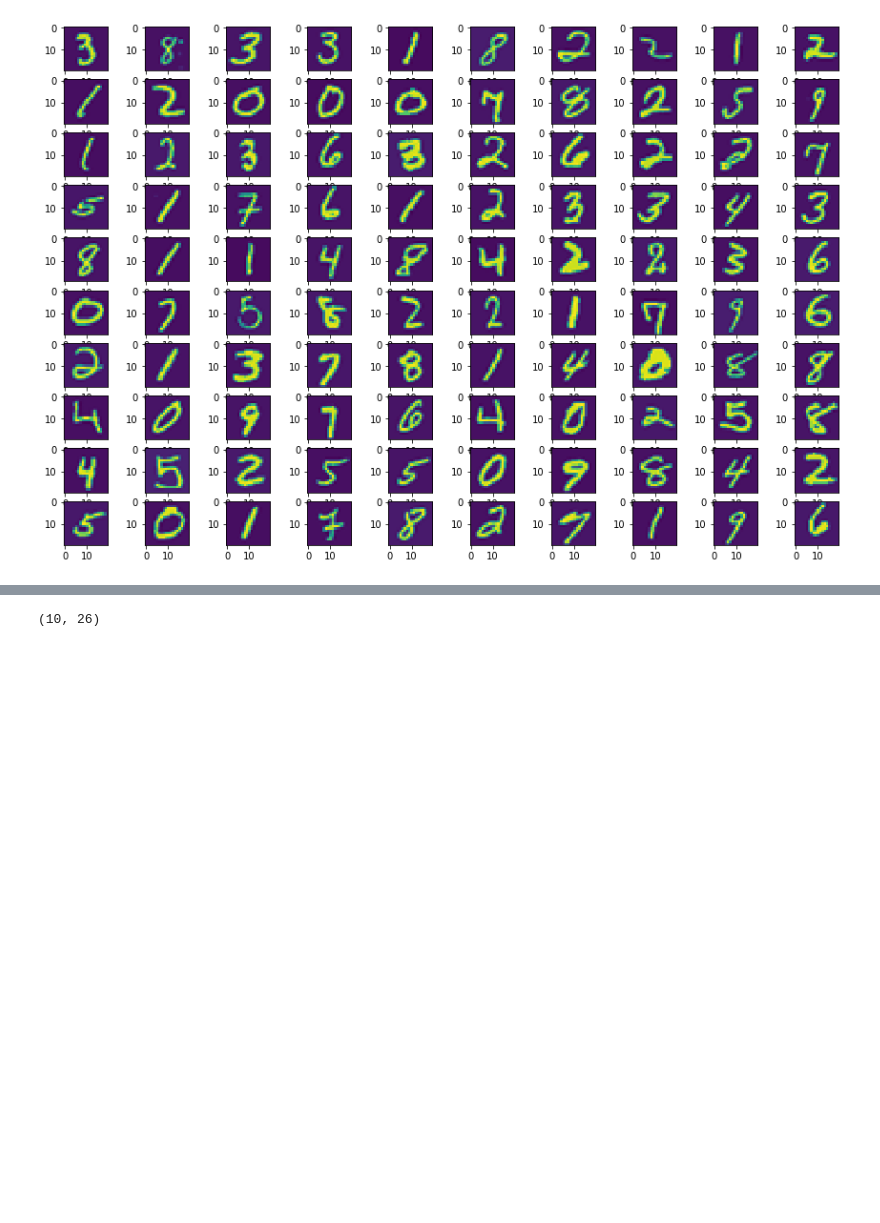
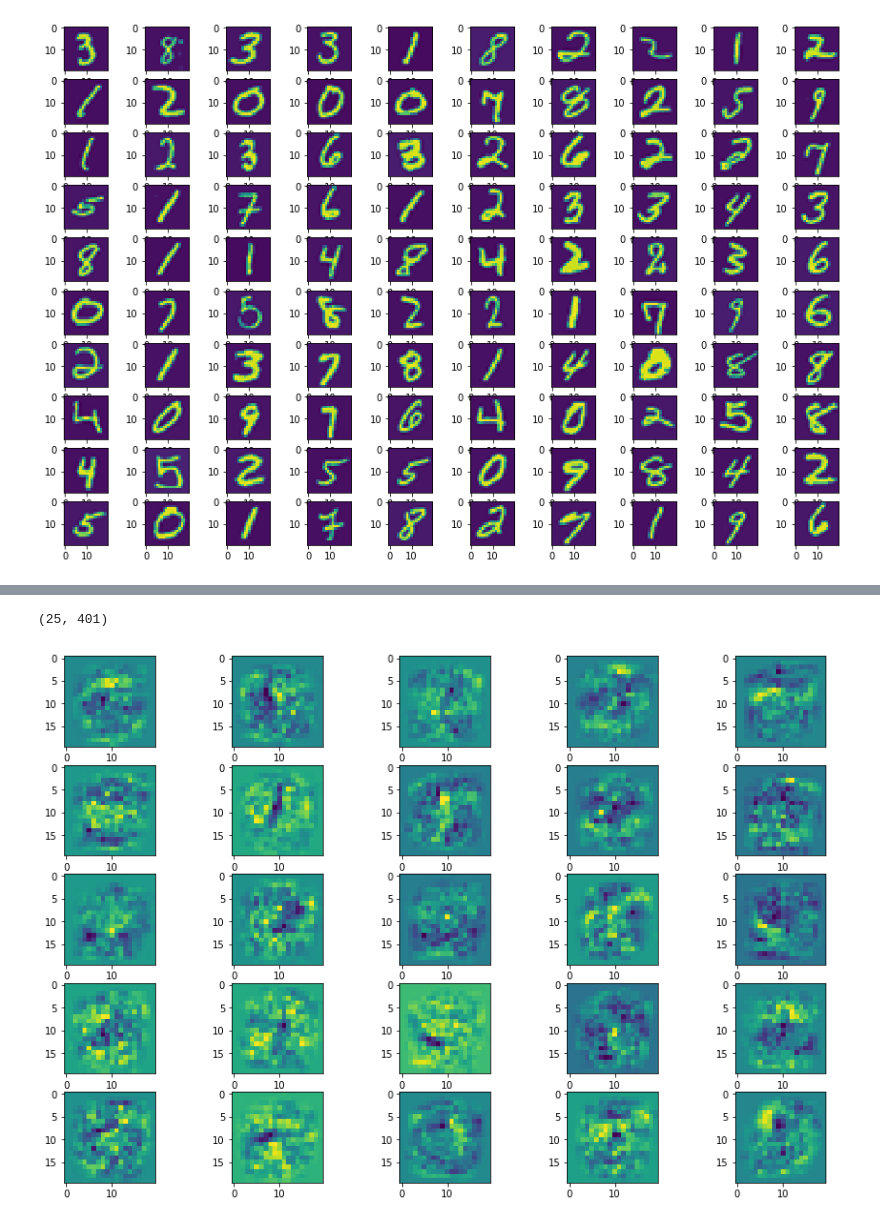
Before and after one commit to frolovconst/PyLearning, a Jupyter notebook: ang/Week5/ex4.ipynb, the cells around one changed output, grey strips where cells are left out. Saved outputs shown, nothing was run; the diff lists cells and outputs as text; code cells hidden in the pictures; blank space fills up the shorter version.

```diff
--- a/ang/Week5/ex4.ipynb
+++ b/ang/Week5/ex4.ipynb
@@ -96,0 +101,13 @@ costFunc(X_orig, y_oh, Theta1_orig, Theta2_orig, 1)
+# %%
+def costFunc(nn_params,input_layer_size,hidden_layer_size,num_labels,X,y,lmbd,dummy):
+    m = X.shape[0]
+    theta1 = nn_params[:(input_layer_size+1)*hidden_layer_size].reshape(hidden_layer_size, input_layer_size+1)
+    theta2 = nn_params[-(hidden_layer_size+1)*num_labels:].reshape(num_labels, hidden_layer_size+1)
+    predicted = ff_nn(X, theta1, theta2)
+    part1 = -y*np.log(predicted)
+#     print(part1)
+    part2 = -(1-y)*np.log(1e-300+1-predicted)
+#     print(part2)
+    part3 = lmbd*((theta1[:,1:]**2).sum() + (theta2[:,1:]**2).sum())/2
+#     print(((part1+part2).sum() + part3)/m)
+    return ((part1+part2).sum() + part3)/m
@@ -97,7 +121,9 @@ costFunc(X_orig, y_oh, Theta1_orig, Theta2_orig, 1)
 # %%
-def backProp(X, y, ff_func, theta1, theta2, lmbd):
+def grad(nn_params,input_layer_size,hidden_layer_size,num_labels, X, y,lmbd,ff_func):
+    theta1 = nn_params[:(input_layer_size+1)*hidden_layer_size].reshape(hidden_layer_size, input_layer_size+1)
+    theta2 = nn_params[-(hidden_layer_size+1)*num_labels:].reshape(num_labels, hidden_layer_size+1)
     m = X.shape[0]
-    m=1
+    D1,D2 = np.zeros(theta1.shape), np.zeros(theta2.shape)
     for t in range(m):
         a2, ff_res = ff_func(X[t], theta1, theta2)
         dlt3 = ff_res-y[t]
@@ -105,10 +131,14 @@ def backProp(X, y, ff_func, theta1, theta2, lmbd):
         X_bias = np.insert(X[t],0,1,axis=0)
         l = X_bias.size
         z2 = theta1.dot(X_bias)
-        dlt2 = theta2[:,0].T.dot(dlt3)*sigmoidZ(z2)*(1-sigmoidZ(z2))
+        dlt2 = theta2[:,1:].T.dot(dlt3)*sigmoidZ(z2)*(1-sigmoidZ(z2))
         s = dlt2.size
         Dlt2 = dlt3.reshape(p,1).dot(a2.reshape(1,s+1))
         Dlt1 = dlt2.reshape(s,1).dot(X_bias.reshape(1,l))
-        print(dlt3.shape)
-        print(Dlt1.shape)
-        print(Dlt2.shape)
+        D2 += Dlt2
+        D1 += Dlt1
+    D1 += lmbd * theta1
+    D1 /= m
+    D2 += lmbd * theta2
+    D2 /= m
+    return np.concatenate((D1.flatten(), D2.flatten()))
@@ -120,0 +186,2 @@ backProp(X_orig, y_oh, ff_nn_one_exmpl, Theta1_orig, Theta2_orig, 1)
+# %%
+res = fmin_cg(costFunc, nn_params_init, fprime=grad, maxiter=50, args=(input_layer_size, hidden_layer_size, num_labels, X_orig, y_oh, 1, ff_nn_one_exmpl))
@@ -120,0 +194,2 @@ backProp(X_orig, y_oh, ff_nn_one_exmpl, Theta1_orig, Theta2_orig, 1)
+# %%
+theta1_res = res[:(input_layer_size+1)*hidden_layer_size].reshape(hidden_layer_size, input_layer_size+1)
@@ -121,4 +222,15 @@ backProp(X_orig, y_oh, ff_nn_one_exmpl, Theta1_orig, Theta2_orig, 1)
 # %%
-Theta2_orig.shape
+theta1_res.shape
 # %% [output]
-(10, 26)
+(25, 401)
+# %%
+indicies = np.arange(theta1_res.shape[0])
+
+cols,rows=5,5
+fig, ax  = plt.subplots(rows,cols, figsize=[15,10])
+for i in range(rows):
+    for j in range(cols):
+        ax[i,j].imshow(scipy.misc.toimage(theta1_res[i*cols+j,1:].reshape(20,20).T))
+plt.show()
+# %% [output]
+[figure, added]
```
Also changed, not shown: parts of 19 cells of this notebook.
